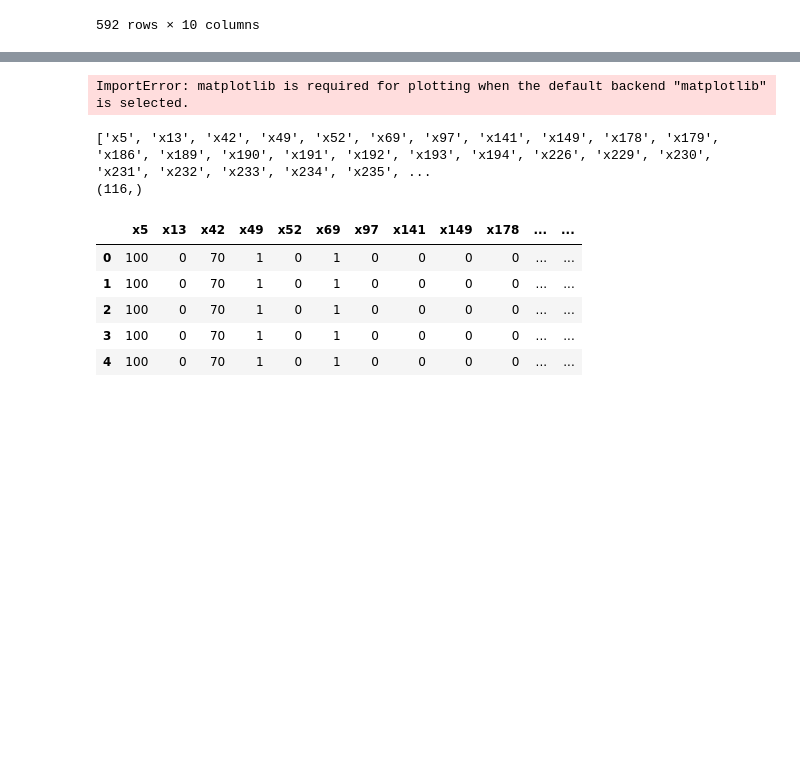
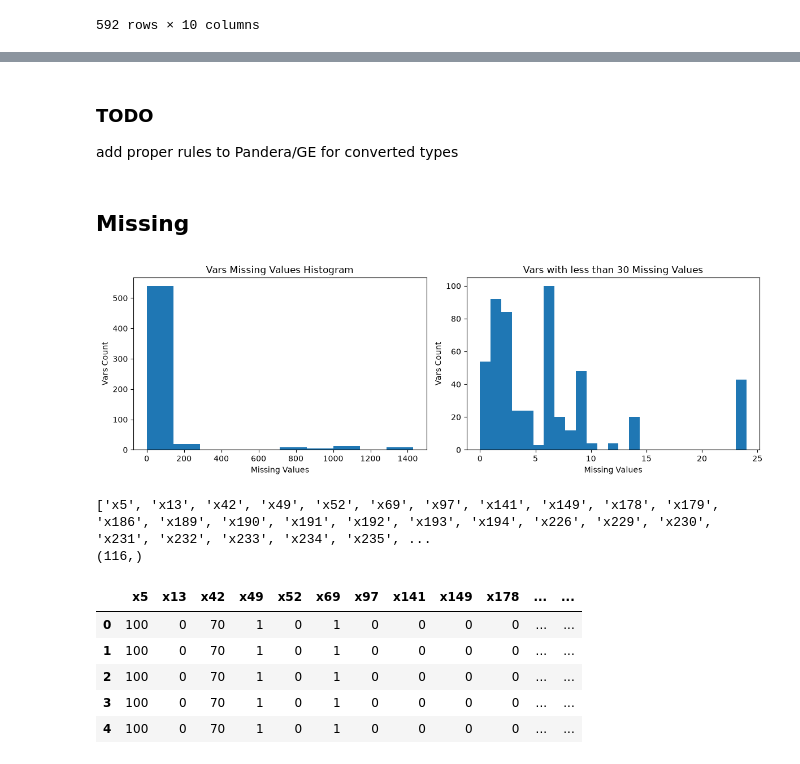
Before and after one commit to pancurster/secom-ml, a Jupyter notebook: notebooks/eda01.ipynb, the cells around one changed output, grey strips where cells are left out. Cells and saved outputs as stored; diff of their text form; code cells hidden in the pictures; blank space fills up the shorter version.

Commit message:
checking types

```diff
--- a/notebooks/eda01.ipynb
+++ b/notebooks/eda01.ipynb
@@ -49,0 +144,8 @@ profile(df)
+# %%
+# Check types capacity
+for dtype in [pd.UInt8Dtype(), pd.UInt16Dtype(), pd.UInt32Dtype(), pd.UInt64Dtype()]:
+    info = np.iinfo(dtype.type)
+    print(f"{dtype}: min={info.min}, max={info.max}")
+for dtype in [pd.Int8Dtype(), pd.Int16Dtype(), pd.Int32Dtype(), pd.Int64Dtype()]:
+    info = np.iinfo(dtype.type)
+    print(f"{dtype}: min={info.min}, max={info.max}")
@@ -49,0 +161,26 @@ profile(df)
+# %%
+# Map columns to types based on their min and max.
+conversion_table = {'UInt8':['x206','x478'], 'UInt16':['x55','x135','x159','x160','x161','x162']}
+# %%
+#%%writefile -a ../src/secomml/data_convert_types.py
+def convert_to_integer_type(df, column_names, target_dtype):
+    """
+    Convert specified columns in the DataFrame to a given integer type.
+
+    Parameters:
+    df (pd.DataFrame): The input DataFrame.
+    column_names (list): List of column names to convert.
+    target_dtype (str): The target integer type (e.g., 'Int8', 'Int16', 'Int32', 'Int64').
+
+    Returns:
+    pd.DataFrame: A new DataFrame with the specified columns converted to the target integer type.
+    """
+    df_copy = df.copy()
+    for col in column_names:
+        df_copy[col] = df_copy[col].astype(target_dtype)
+    return df_copy
+# %%
+# Check conversion
+for dtype, columns in conversion_table.items():
+    df = convert_to_integer_type(df, columns, dtype)
+df[df_int64_with_var_not_zero.columns].info()
@@ -50,8 +203,21 @@ profile(df)
+# %% [markdown]
+### TODO
+
+add proper rules to Pandera/GE for converted types
+# %% [markdown]
+## Missing
 # %%
+# statistics of missing values
 missing = df.isna().sum()
-missing.plot(kind='bar', figsize=(12, 4), title="Missing values per column")
+# plot
+fig, ax = plt.subplots(nrows=1, ncols=2, figsize=(12, 4))
+missing.plot(kind='hist', ax=ax[0], bins=10, title='Vars Missing Values Histogram', xlabel='Missing Values', ylabel='Vars Count')
+missing30 = missing[missing < 30]
+missing30.plot(kind='hist', ax=ax[1], bins=25, title='Vars with less than 30 Missing Values', xlabel='Missing Values', ylabel='Vars Count')
+plt.tight_layout()
+plt.show()
 # %% [output]
-ImportError: matplotlib is required for plotting when the default backend "matplotlib" is selected.
+[figure, added]
 # %%
 xnames = df.columns.str.startswith("x")
 # %%
```
Also changed, not shown: parts of 16 cells of this notebook, 1 other file.
